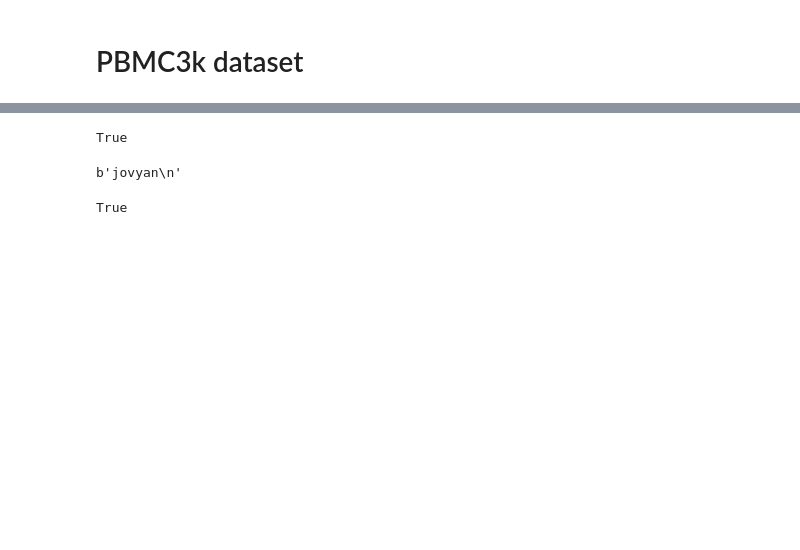
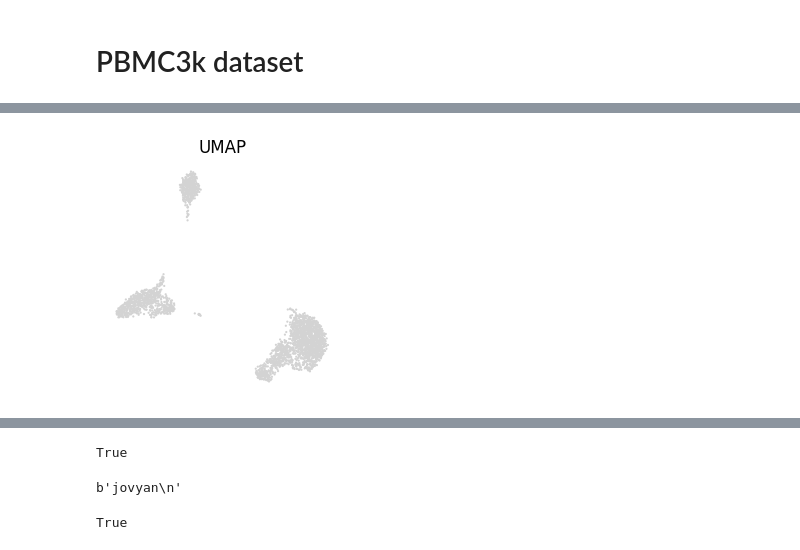
Before and after one commit to yo-aka-gene/grnet, a Jupyter notebook: docs/notebooks/pbmc3k_viz.ipynb, the cells around one changed output, grey strips where cells are left out. Drawn from its saved outputs; the diff is of its cells as text; code cells hidden in the pictures; blank space fills up the shorter version.

```diff
--- a/docs/notebooks/pbmc3k_viz.ipynb
+++ b/docs/notebooks/pbmc3k_viz.ipynb
@@ -28,0 +134,13 @@ AnnData object with n_obs × n_vars = 2700 × 13714
+# %%
+fig, ax = plt.subplots(figsize=(3, 3))
+
+sc.pl.umap(conf.data, ax=ax, size=10, show=False)
+ax.axis("off");
+ax.set(title=f"UMAP", xlabel="UMAP1", ylabel="UMAP2");
+
+# fig.savefig(
+#     f"{outputdir}/umap_{kind}.png",
+#     **kwarg_savefig
+# )
+# %% [output]
+[figure, added]
```
Also changed, not shown: parts of 14 cells of this notebook.
